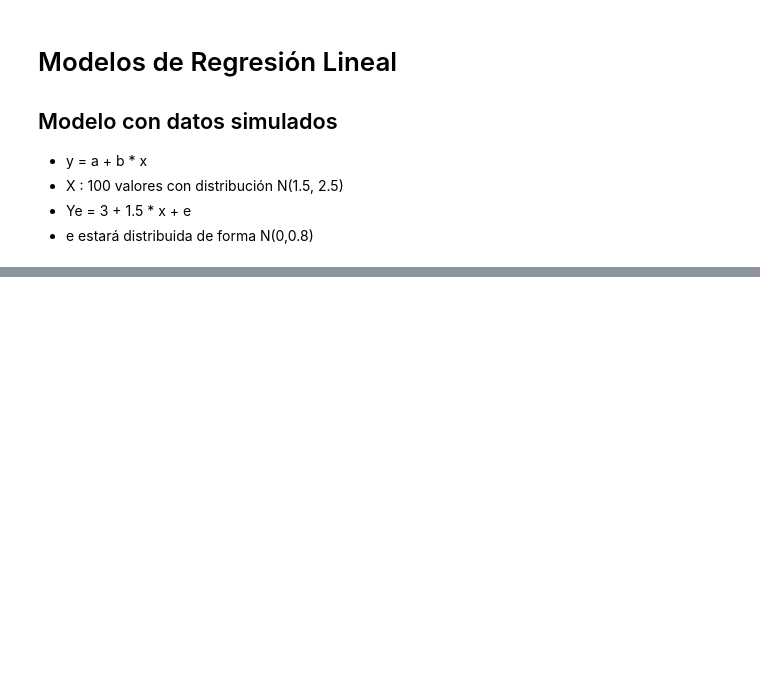
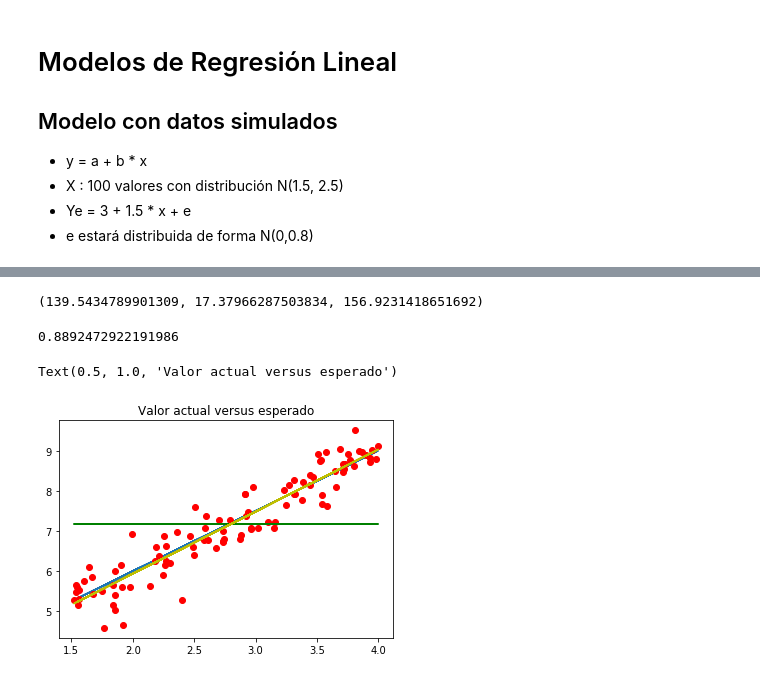
Before and after one commit to Andhurt/Machine_Learning_Py, a Jupyter notebook: notebooks/T4 - 1 - Linear Regression - Datos ficticios.ipynb, the cells around one changed output, grey strips where cells are left out. Cells and saved outputs as stored; diff of their text form; code cells hidden in the pictures; blank space fills up the shorter version.

```diff
--- a/notebooks/T4 - 1 - Linear Regression - Datos ficticios.ipynb
+++ b/notebooks/T4 - 1 - Linear Regression - Datos ficticios.ipynb
@@ -92,0 +116,4 @@ R2
+# %%
+x_mean = np.mean(data["x"])
+y_mean = np.mean(data["y_actual"])
+x_mean, y_mean
@@ -92,0 +122,6 @@ R2
+# %%
+data["beta_num"] = (data["x"]-x_mean)*(data["y_actual"]-y_mean)
+data["beta_den"] = (data["x"]-x_mean)**2
+# %%
+beta =  sum(data["beta_num"])/sum(data["beta_den"])
+alpha = y_mean - beta * x_mean
@@ -92,0 +137,2 @@ R2
+# %%
+data["y_model"] = alpha + beta*data["x"]
@@ -92,0 +153,21 @@ R2
+# %%
+SSR_m, SSD_m, SST_m
+# %% [output]
+(139.5434789901309, 17.37966287503834, 156.9231418651692)
+# %%
+## Hacemos uno de los criterios de validación del modelo que es R2.
+R2 = SSR_m/SST_m
+R2
+# %% [output]
+0.8892472922191986
+# %%
+y_mean = [np.mean(y_actual) for i in range(1, len(x_list)+1)]
+%matplotlib inline
+plt.plot(data["x"], data["y_esperada"])
+plt.plot(data["x"], data["y_actual"], "ro")
+plt.plot(data["x"], y_mean, "g")
+plt.plot(data["x"], data["y_model"], "y")
+plt.title("Valor actual versus esperado")
+# %% [output]
+Text(0.5, 1.0, 'Valor actual versus esperado')
+[figure, added]
```
Also changed, not shown: parts of 20 cells of this notebook, 6 other files.
